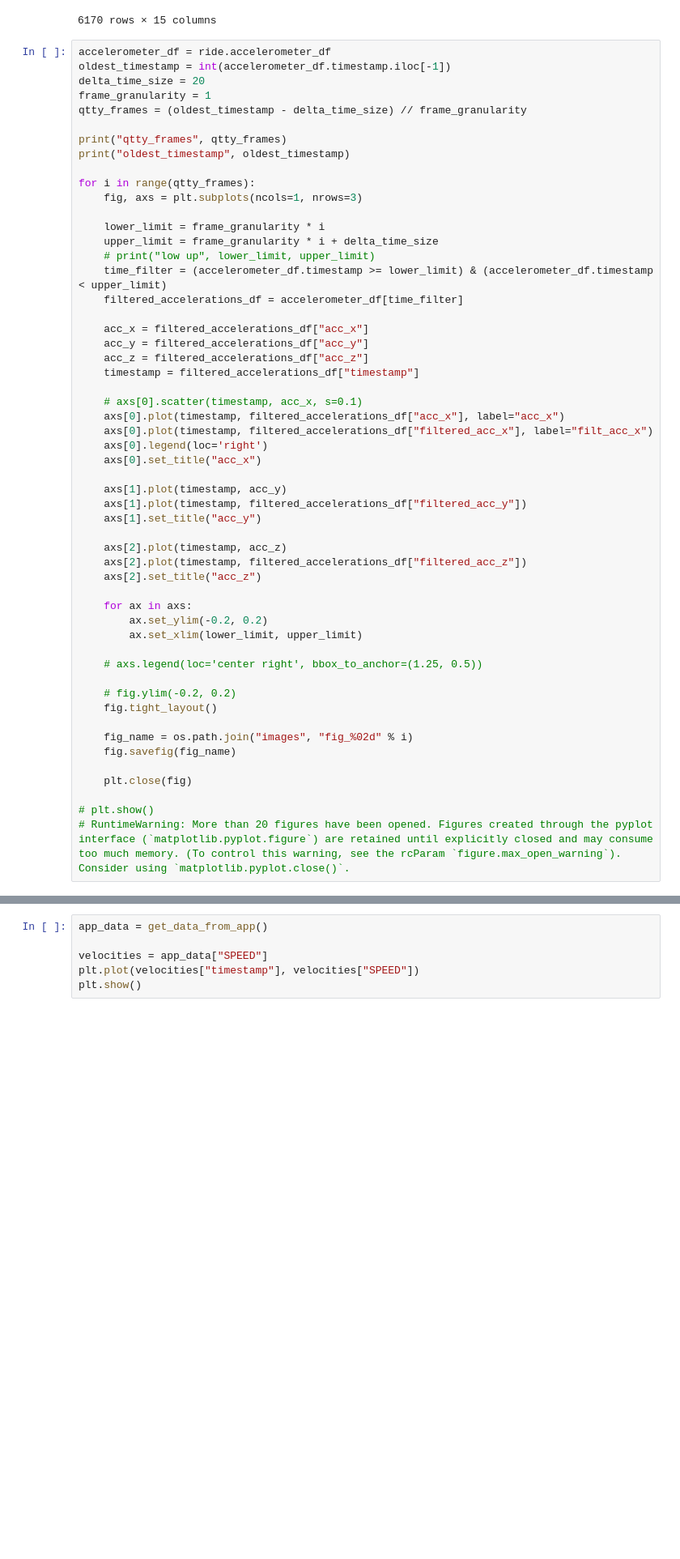
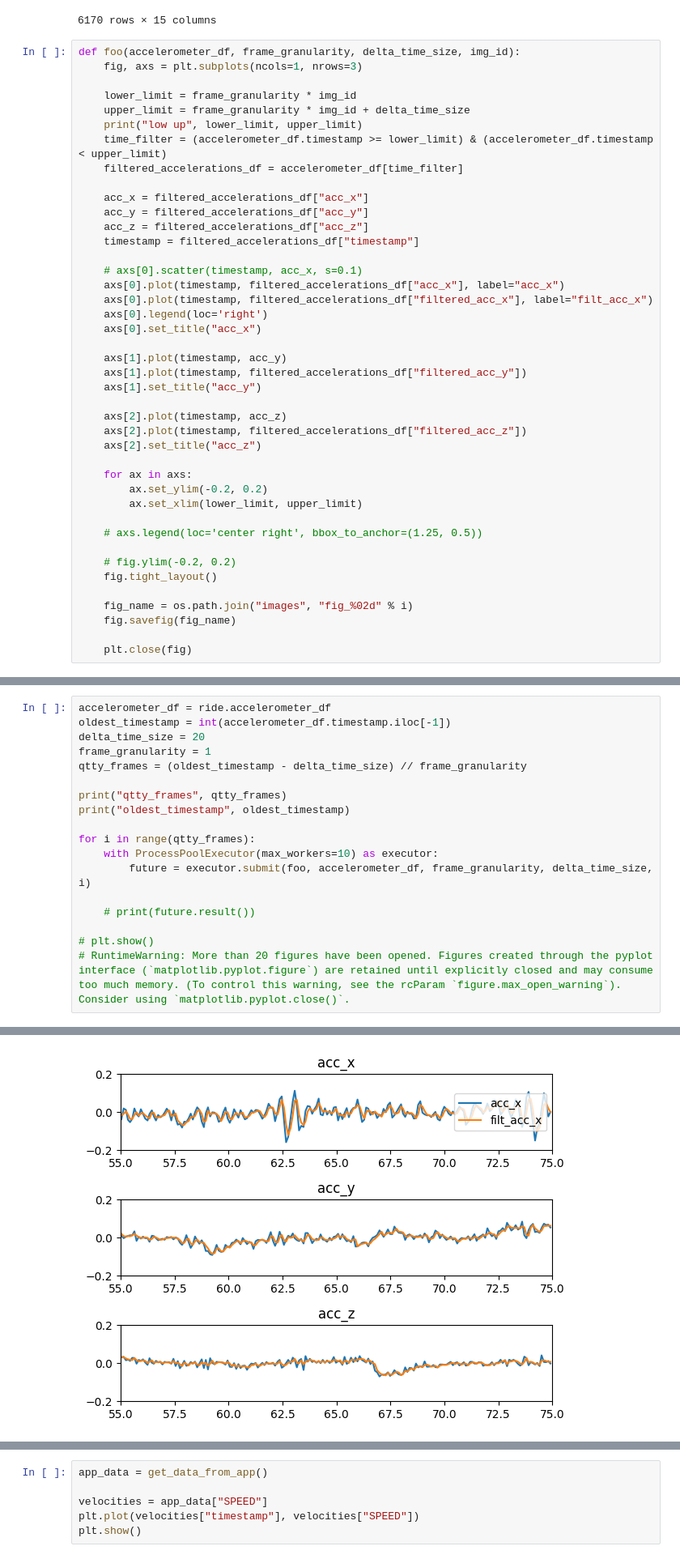
Before and after one commit to APF2000/data-analysis, a Jupyter notebook: dataset_car/dataset_carro.ipynb, the cells around one changed output, grey strips where cells are left out. Shown at 81% size. Saved outputs shown, nothing was run; the diff lists cells and outputs as text; blank space fills up the shorter version.

Commit message:
try to parallelize image creation

```diff
--- a/dataset_car/dataset_carro.ipynb
+++ b/dataset_car/dataset_carro.ipynb
@@ -44,21 +46,12 @@ ride.accelerometer_df
 | 6169 | 630.94 | 1 | -0.019 | 0.079 | -0.010 | -0.021 | 0.073 | ... |
 6170 rows × 15 columns
 # %%
-accelerometer_df = ride.accelerometer_df
-oldest_timestamp = int(accelerometer_df.timestamp.iloc[-1])
-delta_time_size = 20
-frame_granularity = 1
-qtty_frames = (oldest_timestamp - delta_time_size) // frame_granularity
-
-print("qtty_frames", qtty_frames)
-print("oldest_timestamp", oldest_timestamp)
-
-for i in range(qtty_frames):
+def foo(accelerometer_df, frame_granularity, delta_time_size, img_id):
     fig, axs = plt.subplots(ncols=1, nrows=3)
 
-    lower_limit = frame_granularity * i
-    upper_limit = frame_granularity * i + delta_time_size
-    # print("low up", lower_limit, upper_limit)
+    lower_limit = frame_granularity * img_id
+    upper_limit = frame_granularity * img_id + delta_time_size
+    print("low up", lower_limit, upper_limit)
     time_filter = (accelerometer_df.timestamp >= lower_limit) & (accelerometer_df.timestamp < upper_limit)
     filtered_accelerations_df = accelerometer_df[time_filter]
 
@@ -94,6 +87,3 @@ for i in range(qtty_frames):
     fig.savefig(fig_name)
 
     plt.close(fig)
-
-# plt.show()
-# RuntimeWarning: More than 20 figures have been opened. Figures created through the pyplot interface (`matplotlib.pyplot.figure`) are retained until explicitly closed and may consume too much memory. (To control this warning, see the rcParam `figure.max_open_warning`). Consider using `matplotlib.pyplot.close()`.
@@ -102,0 +90,19 @@ oldest_timestamp 630
+# %%
+accelerometer_df = ride.accelerometer_df
+oldest_timestamp = int(accelerometer_df.timestamp.iloc[-1])
+delta_time_size = 20
+frame_granularity = 1
+qtty_frames = (oldest_timestamp - delta_time_size) // frame_granularity
+
+print("qtty_frames", qtty_frames)
+print("oldest_timestamp", oldest_timestamp)
+
+for i in range(qtty_frames):
+    with ProcessPoolExecutor(max_workers=10) as executor:
+        future = executor.submit(foo, accelerometer_df, frame_granularity, delta_time_size, i)
+
+    # print(future.result())
+
+# plt.show()
+# RuntimeWarning: More than 20 figures have been opened. Figures created through the pyplot interface (`matplotlib.pyplot.figure`) are retained until explicitly closed and may consume too much memory. (To control this warning, see the rcParam `figure.max_open_warning`). Consider using `matplotlib.pyplot.close()`.
+# %% [output]
@@ -103,3 +112,4 @@ oldest_timestamp 630
+[figure, added]
 # %%
 fig, axs = plt.subplots(ncols=1, nrows=3)
 
```
Also changed, not shown: parts of 3 cells of this notebook.
